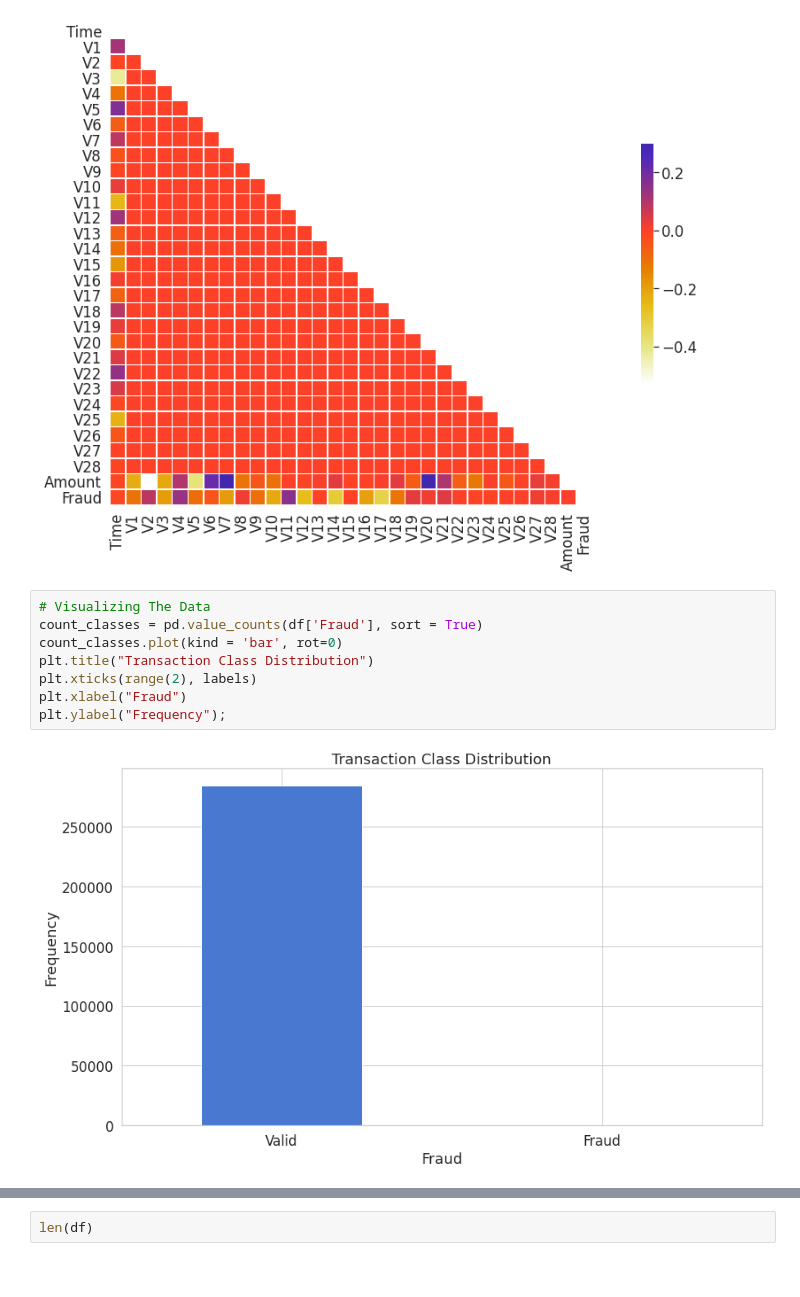
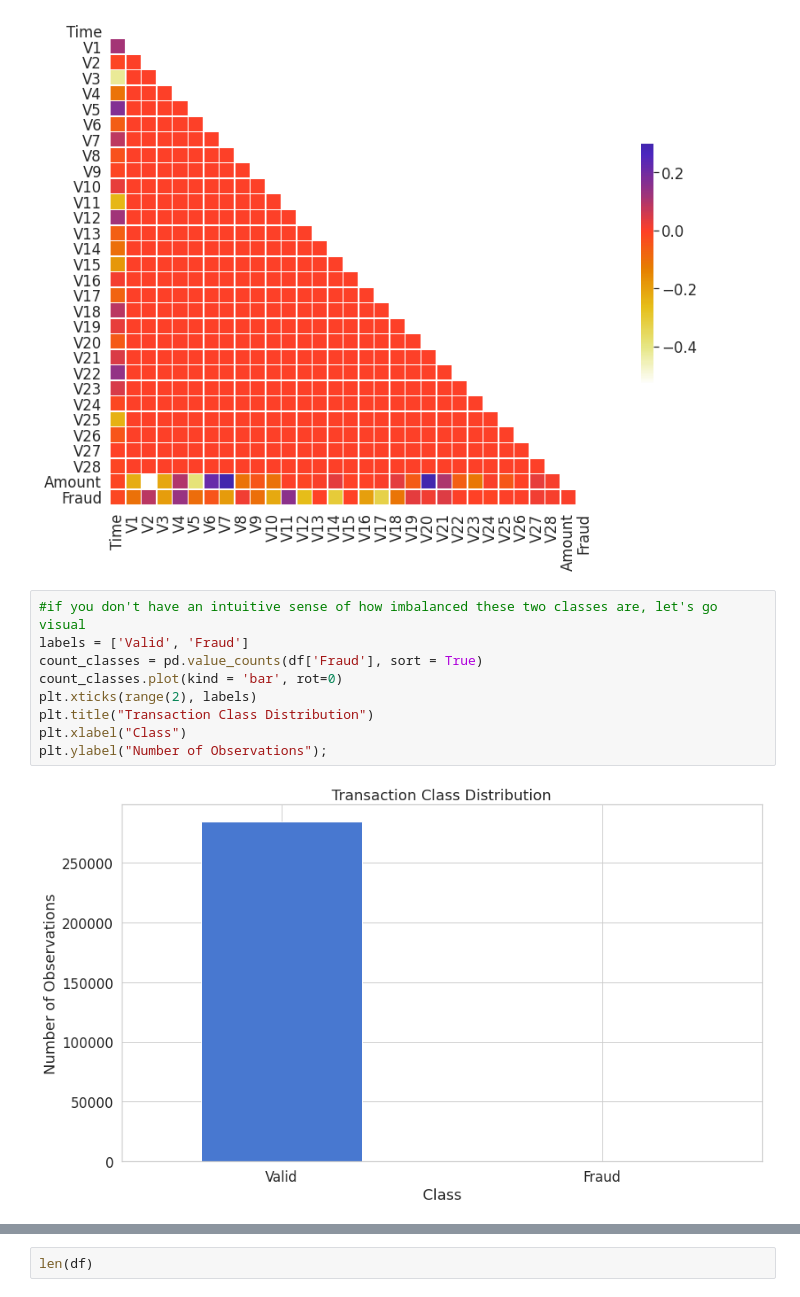
Before and after one commit to SyedHuzaifa007/Credit-Card-Fraud-Detection-Deep-Learning-Model, a Jupyter notebook: Credit_Card_Fraud_Detection_assignment.ipynb, the cells around one changed output, grey strips where cells are left out. Saved outputs shown, nothing was run; the diff lists cells and outputs as text.

```diff
--- a/Credit_Card_Fraud_Detection_assignment.ipynb
+++ b/Credit_Card_Fraud_Detection_assignment.ipynb
@@ -138,12 +137,13 @@ sns.heatmap(corr, mask=mask, cmap='CMRmap_r', vmax=.3, center=0, square=True,
 <matplotlib.axes._subplots.AxesSubplot at 0x...>
 [figure]
 # %%
-# Visualizing The Data
+#if you don't have an intuitive sense of how imbalanced these two classes are, let's go visual
+labels = ['Valid', 'Fraud']
 count_classes = pd.value_counts(df['Fraud'], sort = True)
 count_classes.plot(kind = 'bar', rot=0)
+plt.xticks(range(2), labels)
 plt.title("Transaction Class Distribution")
-plt.xticks(range(2), labels)
-plt.xlabel("Fraud")
-plt.ylabel("Frequency");
+plt.xlabel("Class")
+plt.ylabel("Number of Observations");
 # %% [output]
-[figure, old version]
+[figure, new version]
```
Also changed, not shown: parts of 32 cells of this notebook.
